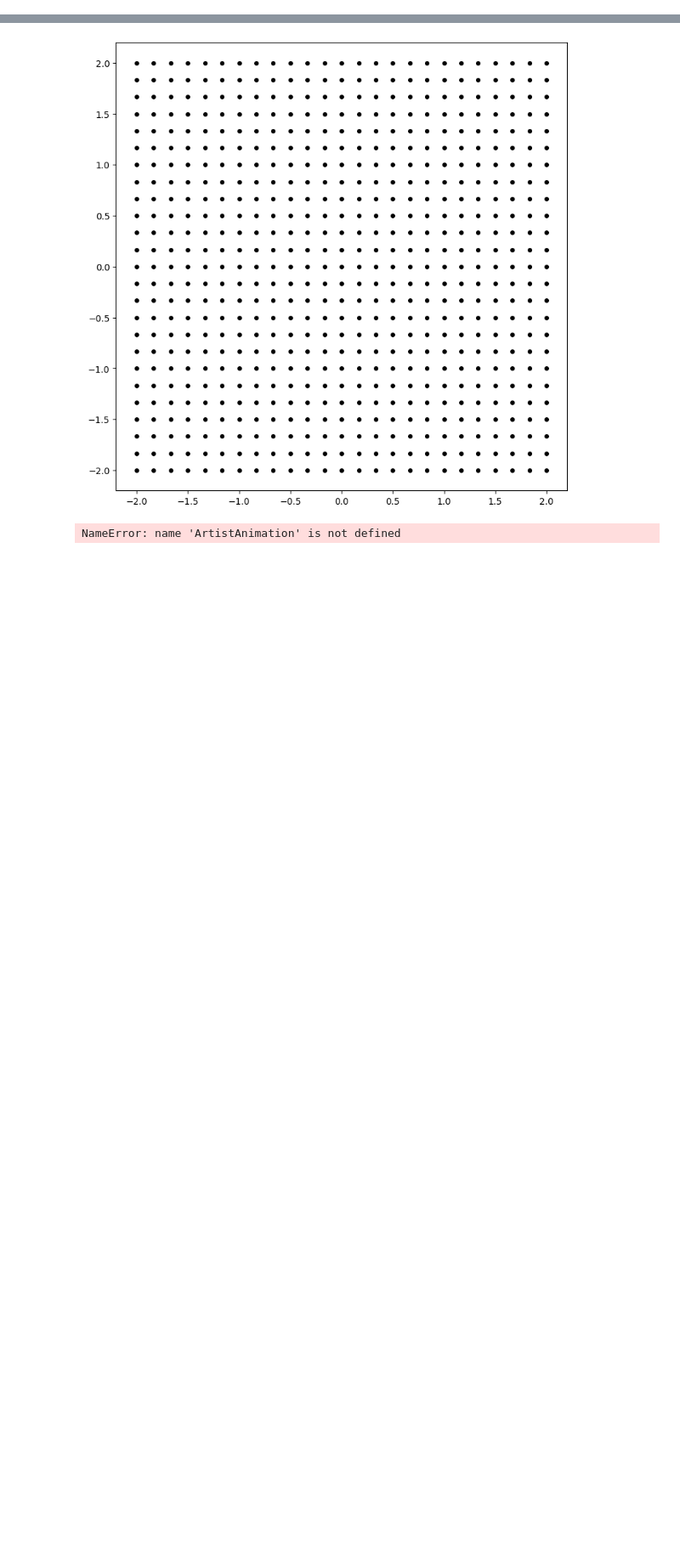
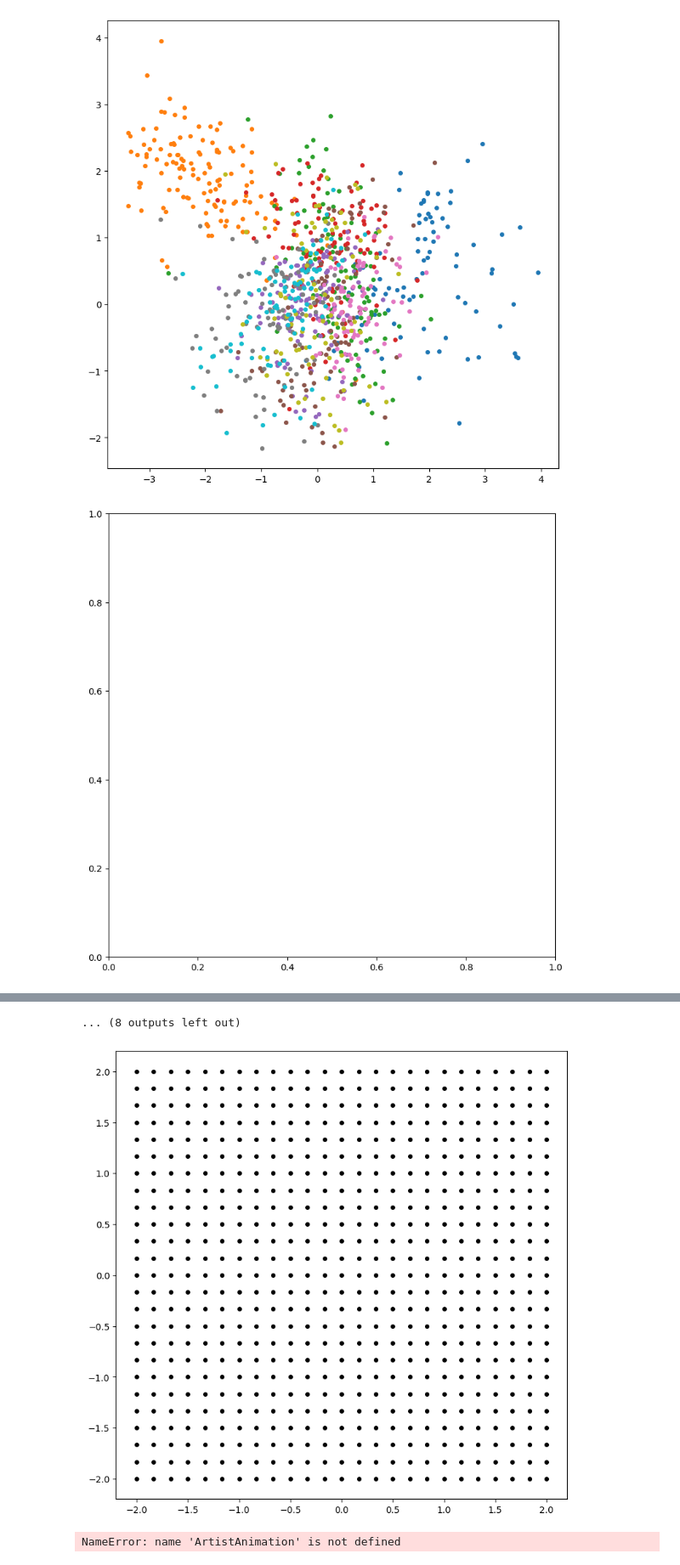
Before and after one commit to kaircx/Autoencoder-VAE, a Jupyter notebook: app/test.ipynb, the cells around one changed output, grey strips where cells are left out. Shown at 85% size. Saved outputs shown, nothing was run; the diff lists cells and outputs as text; code cells hidden in the pictures; blank space fills up the shorter version.

```diff
--- a/app/test.ipynb
+++ b/app/test.ipynb
@@ -33,47 +34,20 @@ for num_batch, data in enumerate(dataloader_test):
-# %%
-# 評価対象のモデルをインスタンス化する
-model_z_2 = VAE(2)
-model_z_10 = VAE(10)
-model_z_20 = VAE(20)
-model_z_2.load_state_dict(torch.load("./z_2.pth"))
-model_z_10.load_state_dict(torch.load("./z_10.pth"))
-model_z_20.load_state_dict(torch.load("./z_20.pth"))
-# forループを回すためにモデルをリスト化する
-model_list = [model_z_2.eval(), model_z_10.eval(), model_z_20.eval()]
-# 可視化開始
-for num_batch, data in enumerate(dataloader_test):
-    fig, axes = plt.subplots(4, 10, figsize=(20, 4))
-    for i in range(axes.shape[0]):
-        for j in range(axes.shape[1]):
-            axes[i][j].set_xticks([])
-            axes[i][j].set_yticks([])
-    # まずは入力画像を描画
-    for i, im in enumerate(data[0].view(-1, 28, 28)[:10]):
-        axes[0][i].imshow(im, "gray")
-    # z_dim=2, z_dim=10, z_dim=20の3つの学習済みVAEについて再構成画像を描画
-    for i, model in enumerate(model_list):
-        _, _, y = model(data[0], device)
-        y = y.cpu().detach().numpy().reshape(-1, 28, 28)
-        for j, im in enumerate(y[:10]):
-            axes[i+1][j].imshow(im, "gray")
-    fig.savefig(f"./reconstruction_{num_batch}.png")
-    plt.close(fig)
 # %%
 z_dim = 2
 model = VAE(z_dim)
+model.load_state_dict(torch.load("./z_2.pth"))
 cm = plt.get_cmap("tab10") # カラーマップの用意
 # 可視化開始
 for num_batch, data in enumerate(dataloader_test):
     fig_plot, ax_plot = plt.subplots(figsize=(9, 9))
     fig_scatter, ax_scatter = plt.subplots(figsize=(9, 9))
     # 学習済みVAEに入力を与えたときの潜在変数を抽出
     _, z, _ = model(data[0], device)
     z = z.detach().numpy()
     # 各クラスごとに可視化する
     for k in range(10):
         cluster_indexes = np.where(data[1].detach().numpy() == k)[0]
         ax_plot.plot(z[cluster_indexes,0], z[cluster_indexes,1], "o", ms=4, color=cm(k))
-    fig_plot.savefig(f"./latent_space_z_{z_dim}_{num_batch}_plot.png")
-    fig_scatter.savefig(f"./latent_space_z_{z_dim}_{num_batch}_scatter.png")
-    plt.close(fig_plot)
-    plt.close(fig_scatter)
+    fig_plot.show()
+# %% [output]
+[figure, added]
+[figure, added]
@@ -80,3 +64,4 @@ for num_batch, data in enumerate(dataloader_test):
+... (8 outputs left out)
 # %%
 l = 25 # 一辺の生成画像数
 # 横軸と縦軸を設定して格子点を生成
```
Also changed, not shown: parts of 2 cells of this notebook, 1 other file.
